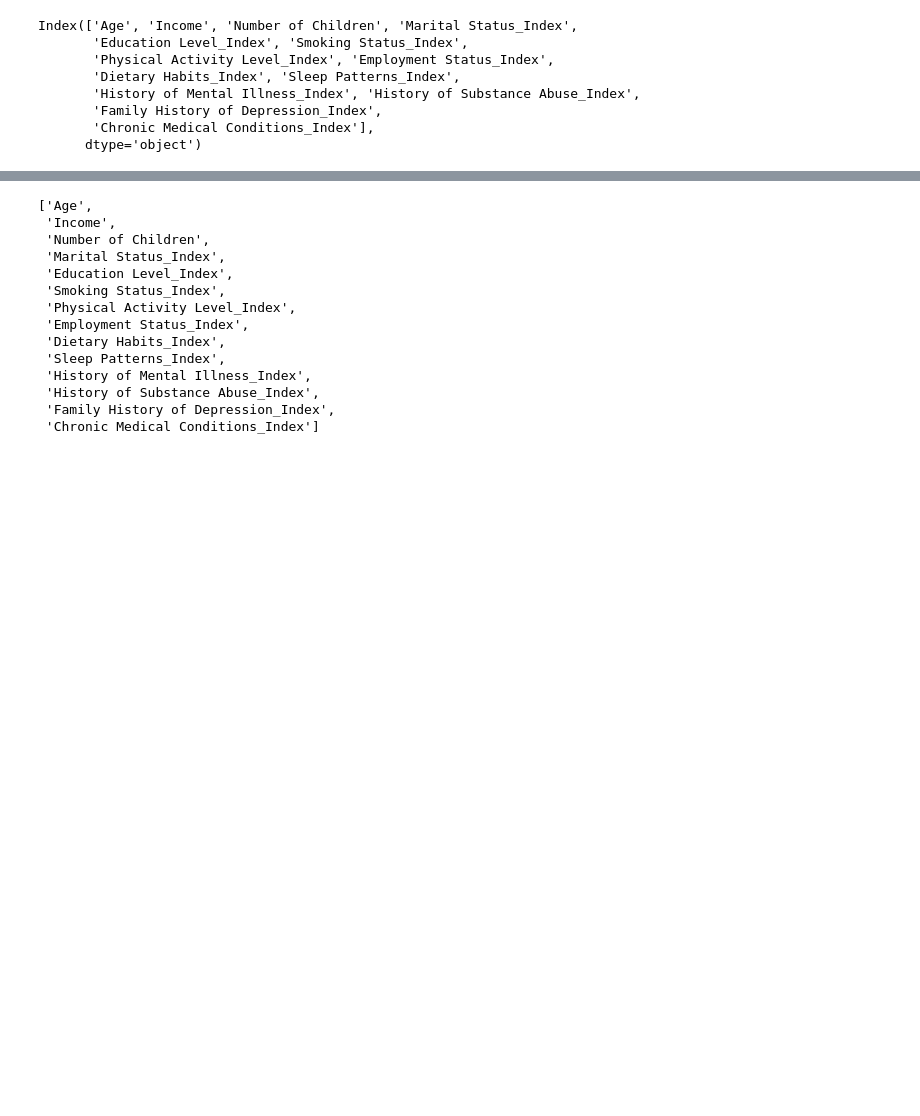
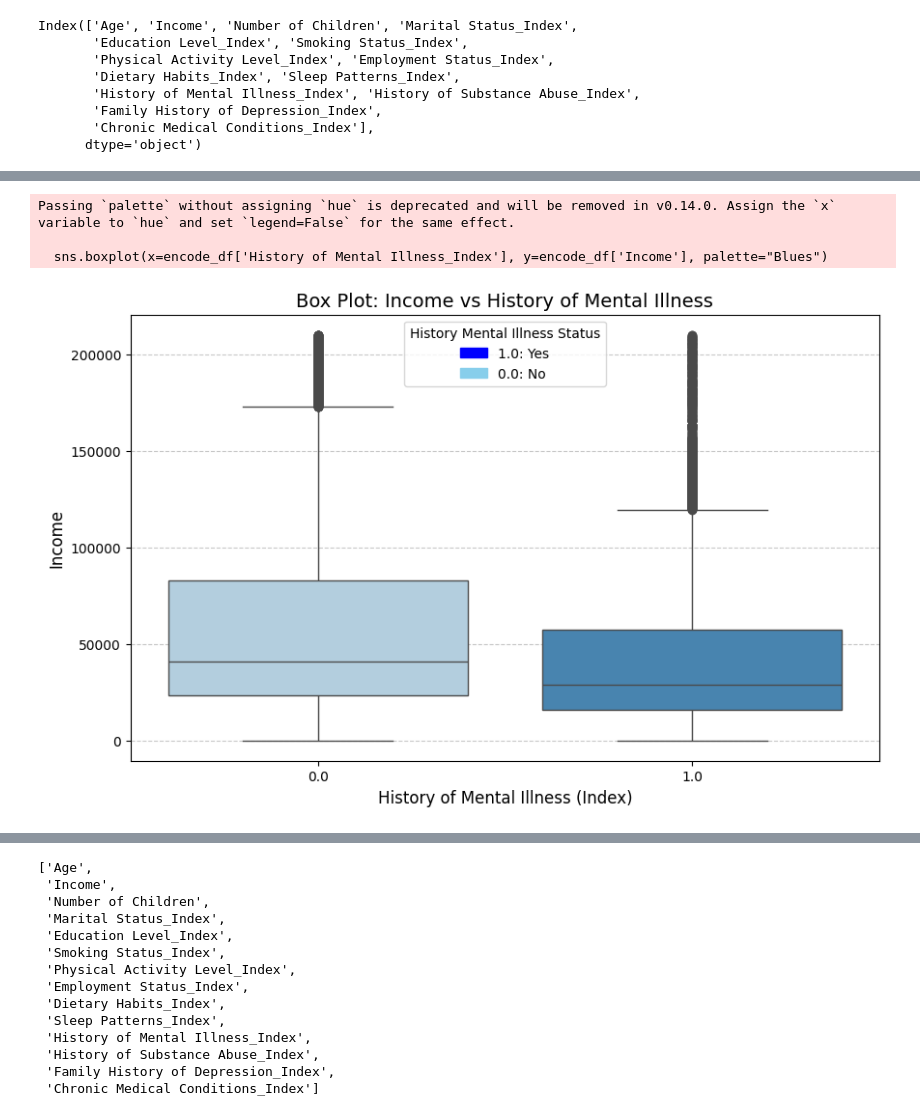
Before and after one commit to saktiworkstation/Deteksi-Dini-Depresi-dengan-4-Model-ML, a Jupyter notebook: FP_bdpal.ipynb, the cells around one changed output, grey strips where cells are left out. Cells and saved outputs as stored; diff of their text form; code cells hidden in the pictures; blank space fills up the shorter version.

```diff
--- a/FP_bdpal.ipynb
+++ b/FP_bdpal.ipynb
@@ -167 +194,21 @@ plt.show()
+# %%
+plt.figure(figsize=(10, 6))
+sns.boxplot(x=encode_df['History of Mental Illness_Index'], y=encode_df['Income'], palette="Blues")
+
+# Add labels and title
+plt.title("Box Plot: Income vs History of Mental Illness", fontsize=14)
+plt.xlabel("History of Mental Illness (Index)", fontsize=12)
+plt.ylabel("Income", fontsize=12)
+plt.grid(axis='y', linestyle='--', alpha=0.7)
+
+yes_patch = mpatches.Patch(color='blue', label="1.0: Yes")
+no_patch = mpatches.Patch(color='skyblue', label="0.0: No")
+plt.legend(handles=[yes_patch, no_patch], title="History Mental Illness Status")
+# Show the plot
+plt.show()
+# %% [output]
+Passing `palette` without assigning `hue` is deprecated and will be removed in v0.14.0. Assign the `x` variable to `hue` and set `legend=False` for the same effect.
+
+  sns.boxplot(x=encode_df['History of Mental Illness_Index'], y=encode_df['Income'], palette="Blues")
+[figure, added]
 # %%
```
Also changed, not shown: parts of 31 cells of this notebook.
